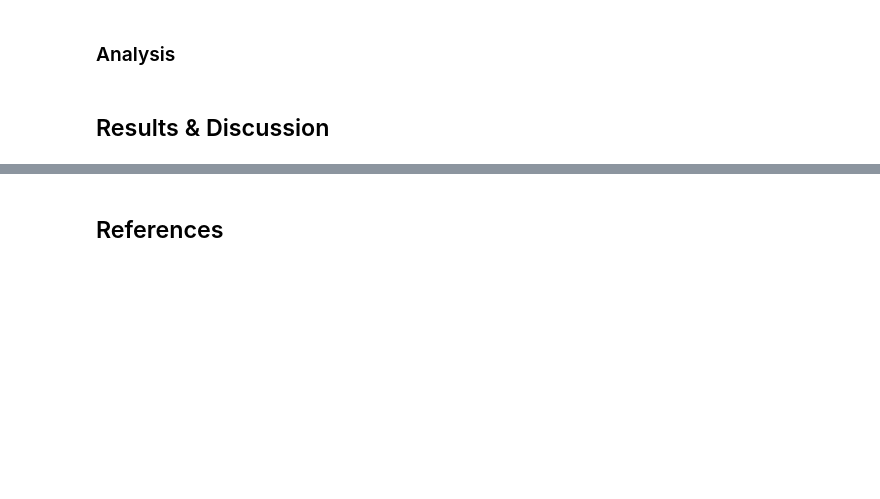
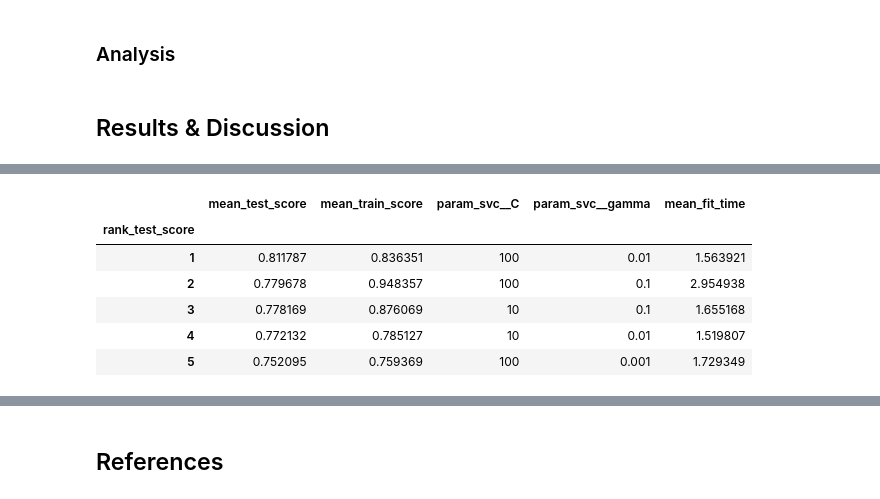
Before and after one commit to UBC-MDS/2023_dsci522-group17, a Jupyter notebook: high-potential-fifa-prediction-report.ipynb, the cells around one changed output, grey strips where cells are left out. Cells and saved outputs as stored; diff of their text form; code cells hidden in the pictures; blank space fills up the shorter version.

```diff
--- a/high-potential-fifa-prediction-report.ipynb
+++ b/high-potential-fifa-prediction-report.ipynb
@@ -95,3 +101,5 @@ df.describe()
 # %%
-df['target'] = pd.cut(x=df['potential'], bins=[0, 67, 71, 75, 100],
+# Binning the target class 'potential' into 4 categories
+df_processed['potential'] = pd.cut(x=df_processed['potential'], bins=[0, 67, 71, 75, 100],
                      labels=['Low', 'Medium', 'Good', 'Great'])
+df_processed
@@ -102,3 +106,6 @@ df = df.drop(['potential'], axis=1)
 # %%
-train_df, test_df = train_test_split(df, test_size=0.3, random_state=123)
-train_df
+# Create the split
+fifa_train, fifa_test = train_test_split(df_processed, test_size=0.3, random_state=123)
+
+fifa_train.to_csv("data/processed/fifa_train.csv")
+fifa_test.to_csv("data/processed/fifa_test.csv")
@@ -138,5 +149,5 @@ alt.vconcat(
 # %%
-X_train = train_df.drop(columns = ['target'])
-y_train = train_df['target']
-X_test = test_df.drop(columns = ['target'])
-y_test = test_df['target']
+X_train = scaled_fifa_train.drop(columns = ['potential'])
+y_train = scaled_fifa_train['potential']
+X_test = scaled_fifa_test.drop(columns = ['potential'])
+y_test = scaled_fifa_test['potential']
@@ -179,32 +193,37 @@ results
 # %%
-from scipy.stats import loguniform, randint, uniform
-from sklearn.model_selection import RandomizedSearchCV
-
 param_dist = {
     "svc__C": [0.001, 0.01, 0.1, 1, 10, 100],
     "svc__gamma": [0.001, 0.01, 0.1, 1, 10, 100]
 }
-pipe = make_pipeline(StandardScaler(),
-                     SVC(random_state=123))
+
+pipe = make_pipeline(SVC(random_state=123))
 
 random_search = RandomizedSearchCV(pipe,
-                                   param_dist,
-                                   n_iter=10,
-                                   n_jobs=-1,
-                                   return_train_score=True,
-                                   random_state=123)
+                           param_dist,
+                           n_iter=36,
+                           n_jobs=-1,
+                           return_train_score=True,
+                           random_state=123)
 
 
 random_search.fit(X_train, y_train)
 
 pd.DataFrame(random_search.cv_results_)[
     [
         "mean_test_score",
         "mean_train_score",
         "param_svc__C",
         "param_svc__gamma",
         "mean_fit_time",
         "rank_test_score",
     ]
 ].set_index("rank_test_score").sort_index().iloc[:5]
+# %% [output]
+|  | mean_test_score | mean_train_score | param_svc__C | param_svc__gamma | mean_fit_time |
+| rank_test_score |  |  |  |  |  |
+| 1 | 0.811787 | 0.836351 | 100 | 0.01 | 1.563921 |
+| 2 | 0.779678 | 0.948357 | 100 | 0.1 | 2.954938 |
+| 3 | 0.778169 | 0.876069 | 10 | 0.1 | 1.655168 |
+| 4 | 0.772132 | 0.785127 | 10 | 0.01 | 1.519807 |
+| 5 | 0.752095 | 0.759369 | 100 | 0.001 | 1.729349 |
 # %%
```
Also changed, not shown: parts of 18 cells of this notebook.
